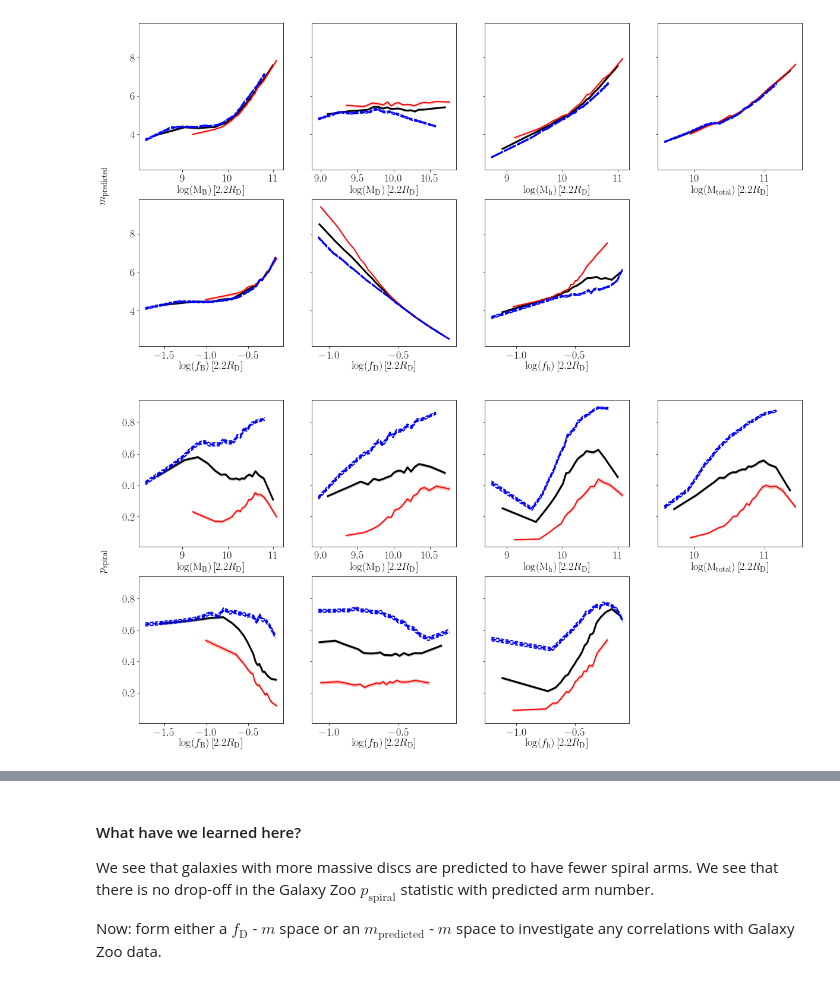
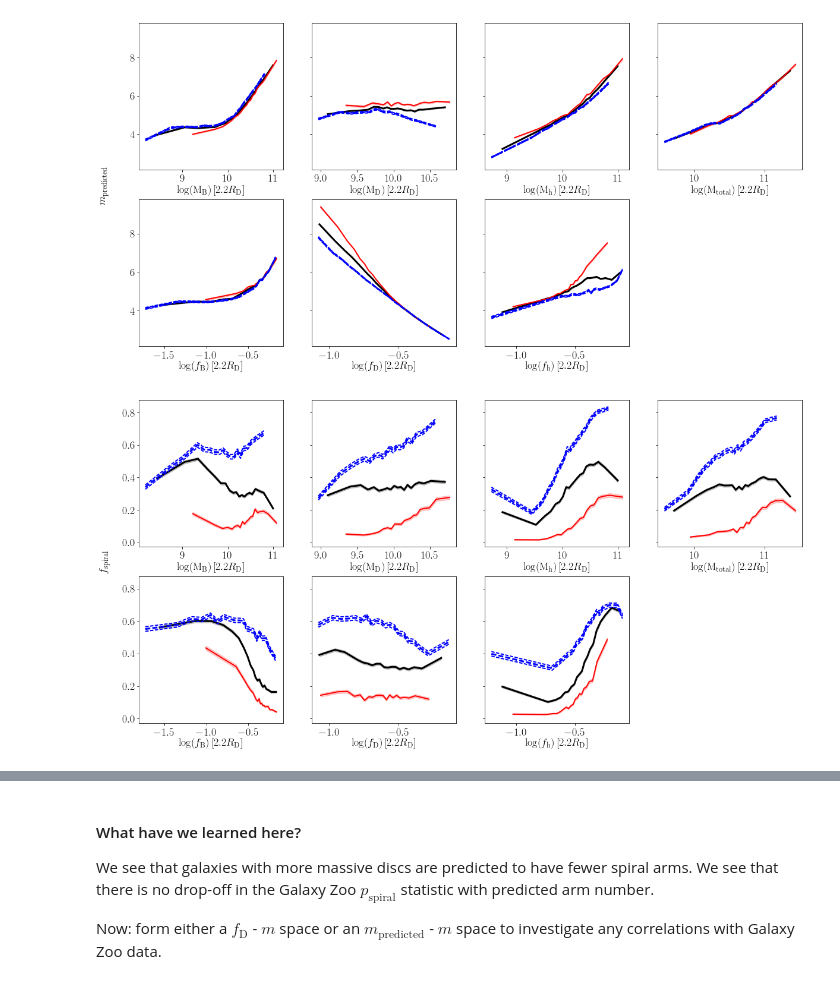
Before and after one commit to RossHart/Donghia_paper, a Jupyter notebook: science_1.ipynb, the cells around one changed output, grey strips where cells are left out. Cells and saved outputs as stored; diff of their text form; code cells hidden in the pictures.

```diff
--- a/science_1.ipynb
+++ b/science_1.ipynb
@@ -319,33 +319,34 @@ _ = fig.text(0.08, 0.5, '$m_\mathrm{predicted}$', va='center', rotation='vertica
 # %%
 #### Now: is there a notable drop off in p_spiral at that mass?
 fig, axarr = plt.subplots(2,4,figsize=(20,10),sharey=True)
 axarr = axarr.ravel()
 fig.delaxes(axarr[-1])
 
-y = morph_data['p_spiral']
+y = np.all([morph_data['p_spiral'] >= 0.5,
+            morph_data['N_spiral'] >= 5],axis=0)
 
 for x, xlabel, ax, color in zip(xs,xlabels,axarr,colors):
 
     xy = x_vs_y(x[sample_ok],y[sample_ok])
-    xy.continuous_vs_continuous_binned_mean(bins=20,equal_N=True)
+    xy.fraction_with_feature(bins=20,equal_N=True)
     xy.line_plot(ax,color='k',lw=3,linestyle='solid')
     xy.error_plot(ax,color='k',style='filled',
                   alpha=0.2)
 
     xy_nsf = x_vs_y(x[non_sf_sample],y[non_sf_sample])
-    xy_nsf.continuous_vs_continuous_binned_mean(bins=20,equal_N=True)
+    xy_nsf.fraction_with_feature(bins=20,equal_N=True)
     xy_nsf.line_plot(ax,color='r',lw=2)
     xy_nsf.error_plot(ax,color='r',alpha=0.2)
 
     xy_sf = x_vs_y(x[sf_sample],y[sf_sample])
-    xy_sf.continuous_vs_continuous_binned_mean(bins=20,equal_N=True)
+    xy_sf.fraction_with_feature(bins=20,equal_N=True)
     xy_sf.line_plot(ax,color='b',lw=3,linestyle='dashed')
     xy_sf.error_plot(ax,color='b',style='lined',lw=2,linestyle='dashed')
 
     ax.set_xlabel(xlabel)
 
-_ = fig.text(0.08, 0.5, '$p_\mathrm{spiral}$', va='center', rotation='vertical')
+_ = fig.text(0.08, 0.5, '$f_\mathrm{spiral}$', va='center', rotation='vertical')
 # %% [output]
-[figure, old version]
+[figure, new version]
 # %%
 _ = plt.scatter(halo_data_w_gas['disc_frac_2.2'][sample_ok],
```
Also changed, not shown: parts of 9 cells of this notebook.
